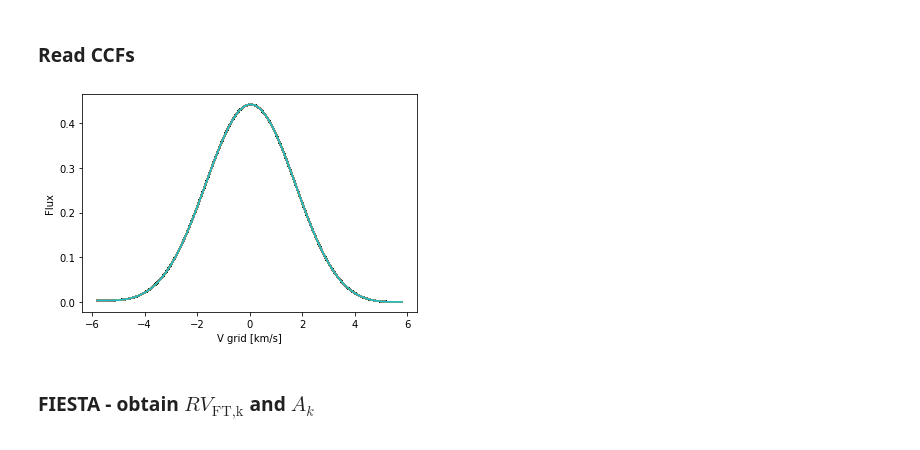
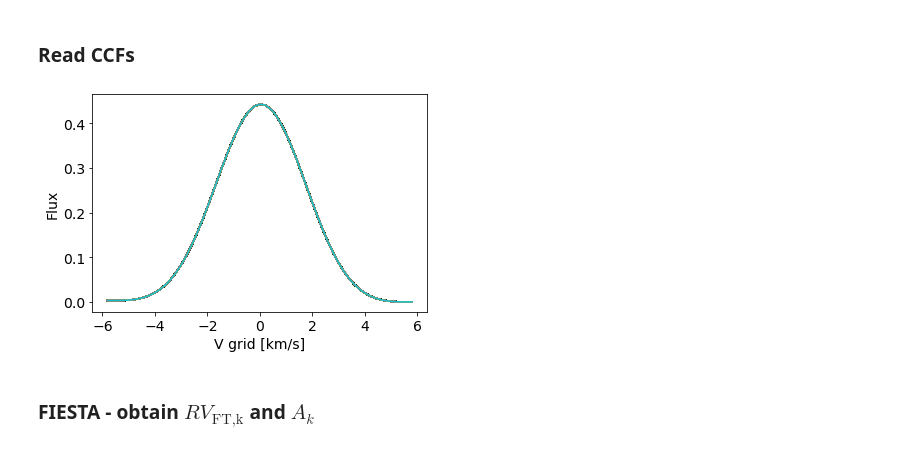
Before and after one commit to jinglinzhao/FIESTA-II, a Jupyter notebook: HARPS-N.ipynb, the cells around one changed output. Drawn from its saved outputs; the diff is of its cells as text; code cells hidden in the pictures.

```diff
--- a/HARPS-N.ipynb
+++ b/HARPS-N.ipynb
@@ -418,12 +418,13 @@ for i in range(N_file):
 	CCF[:,i] = np.loadtxt('Data/CCF/CCF'+str(i+1)+'.txt')[idx]
 	CCF[:,i] = 1 - CCF[:,i]/max(CCF[:,i])
 # %%
+plt.rcParams.update({'font.size': 14})
 plt.plot(V_grid, CCF)
 plt.xlabel('V grid [km/s]')
 plt.ylabel('Flux')
 plt.show()
 # %% [output]
-[figure, old version]
+[figure, new version]
 # %% [markdown]
 ### FIESTA - obtain $RV_\textrm{FT,k}$ and $A_k$
 # %%
```
Also changed, not shown: parts of 22 cells of this notebook, 13 other files.
